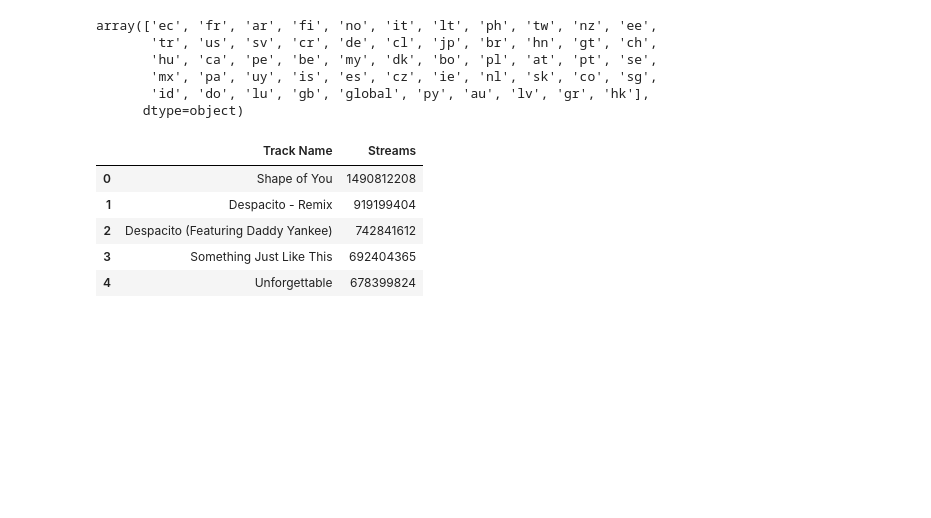
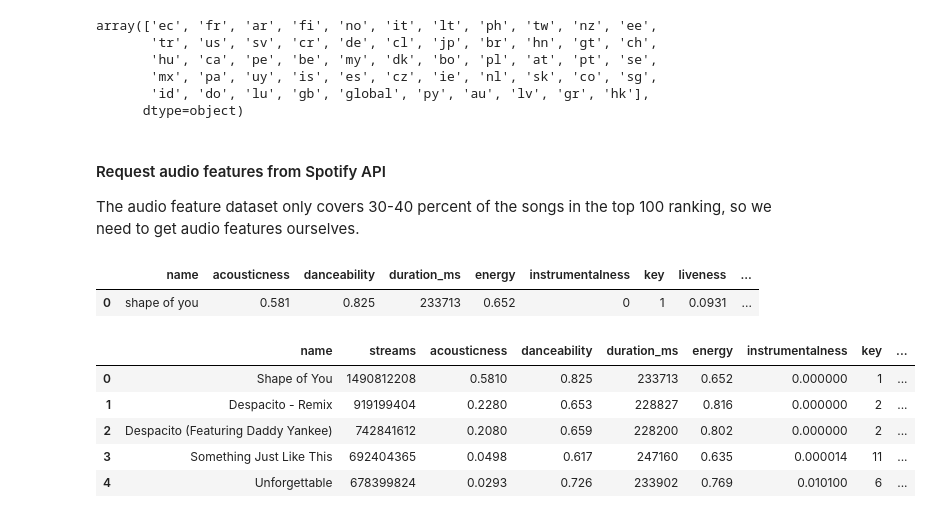
Before and after one commit to RongSH/Spotify_project_BDA, a Jupyter notebook: Preprocessing.ipynb, the cells around one changed output. Cells and saved outputs as stored; diff of their text form; code cells hidden in the pictures; blank space fills up the shorter version.

Commit message:
added spotify api, feature engineering, linear regression model

```diff
--- a/Preprocessing.ipynb
+++ b/Preprocessing.ipynb
@@ -14,3 +13,5 @@ features=pd.read_csv("./data/features.csv")
+# %%
+rankings=pd.read_csv("./data/data.csv")
 # %%
 # show regions
 rankings['Region'].unique()
@@ -21,14 +22,68 @@ array(['ec', 'fr', 'ar', 'fi', 'no', 'it', 'lt', 'ph', 'tw', 'nz', 'ee',
        'mx', 'pa', 'uy', 'is', 'es', 'cz', 'ie', 'nl', 'sk', 'co', 'sg',
        'id', 'do', 'lu', 'gb', 'global', 'py', 'au', 'lv', 'gr', 'hk'],
       dtype=object)
+# %% [markdown]
+#### Request audio features from Spotify API
+The audio feature dataset only covers 30-40 percent of the songs in the top 100 ranking, so we need to get audio features ourselves.
+# %%
+# Spotify API authorization
+import spotipy
+from spotipy.oauth2 import SpotifyClientCredentials
+# my credentials but it's not important so I didn't make it a private environment
+# variable, instead let's just use this together to save the troubles
+client_credentials_manager = SpotifyClientCredentials(client_id='163cc87eba564053a5f582d3c686ea61',
+                                                      client_secret='c549e5b597ef4ed3abbb185c19c4653e')
+spotify = spotipy.Spotify(client_credentials_manager=client_credentials_manager)
+# %%
+# request auido features from song name
+def get_audio_features(name):
+    # search for song ID from song name
+    search_result = spotify.search(q='track:' + name , type='track',market='gb')
+
+    # if no result found, return dataframe with NAN
+    if len(search_result['tracks']['items'])==0:
+        raw = pd.DataFrame(np.nan, index=[0], columns=['name','acousticness','danceability','duration_ms',
+                          'energy','instrumentalness','key','liveness',
+                          'loudness','mode','speechiness','tempo',
+                          'time_signature','valence'])
+    else:
+        trackID=search_result['tracks']['items'][0]['id']
+        # request audio features
+        raw = pd.DataFrame(spotify.audio_features(tracks=trackID))
+    raw['name'] = name
+    audio_features = raw[['name','acousticness','danceability','duration_ms',
+                          'energy','instrumentalness','key','liveness',
+                          'loudness','mode','speechiness','tempo',
+                          'time_signature','valence']]
+    return audio_features
+# example
+get_audio_features('shape of you')
+# %% [output]
+|  | name | acousticness | danceability | duration_ms | energy | instrumentalness | key | liveness | ... |
+| 0 | shape of you | 0.581 | 0.825 | 233713 | 0.652 | 0 | 1 | 0.0931 | ... |
 # %%
-# extract yearly rankings for a region
+# extract yearly rankings for a region, and add in the audio features
 def region_ranking(country_name,country_code):
     # data from region
     region = rankings.loc[rankings['Region']==country_code]
+
     # yearly aggregated top 100 songs in the region
     region_rankings = region.groupby('Track Name',as_index=False).sum() \
                 .sort_values('Streams',ascending=False).reset_index(drop=True)[['Track Name','Streams']][:100]
+    region_rankings.columns = ['name','streams']
+
+    # dataframe of audio features
+    for n,song in enumerate(region_rankings['name']):
+        if n==0:
+            audio_features = get_audio_features(song)
+        else:
+            next_song_features = get_audio_features(song)
+            audio_features = pd.concat([audio_features,next_song_features])
+    audio_features = audio_features.reset_index(drop=True)
+
+    # combine ranking and audio features
+    result = pd.merge(region_rankings,audio_features,on='name',how='left')
+
     # save to csv file
-    region_rankings.to_csv("./data/{}_ranking.csv".format(country_name))
-    return region_rankings
+    result.to_csv("./data/{}_complete.csv".format(country_name))
+    return result
@@ -40,9 +90,13 @@ sweden_rankings = region_ranking('Sweden','se')
+# %%
+global_data = region_ranking('global','global')
+finland_data = region_ranking('finland','fi')
+sweden_data = region_ranking('sweden','se')
 # %%
-global_rankings[:5]
+global_data[:5]
 # %% [output]
-|  | Track Name | Streams |
-| 0 | Shape of You | 1490812208 |
-| 1 | Despacito - Remix | 919199404 |
-| 2 | Despacito (Featuring Daddy Yankee) | 742841612 |
-| 3 | Something Just Like This | 692404365 |
-| 4 | Unforgettable | 678399824 |
+|  | name | streams | acousticness | danceability | duration_ms | energy | instrumentalness | key | ... |
+| 0 | Shape of You | 1490812208 | 0.5810 | 0.825 | 233713 | 0.652 | 0.000000 | 1 | ... |
+| 1 | Despacito - Remix | 919199404 | 0.2280 | 0.653 | 228827 | 0.816 | 0.000000 | 2 | ... |
+| 2 | Despacito (Featuring Daddy Yankee) | 742841612 | 0.2080 | 0.659 | 228200 | 0.802 | 0.000000 | 2 | ... |
+| 3 | Something Just Like This | 692404365 | 0.0498 | 0.617 | 247160 | 0.635 | 0.000014 | 11 | ... |
+| 4 | Unforgettable | 678399824 | 0.0293 | 0.726 | 233902 | 0.769 | 0.010100 | 6 | ... |
```
Also changed, not shown: parts of 27 cells of this notebook, 13 other files.
